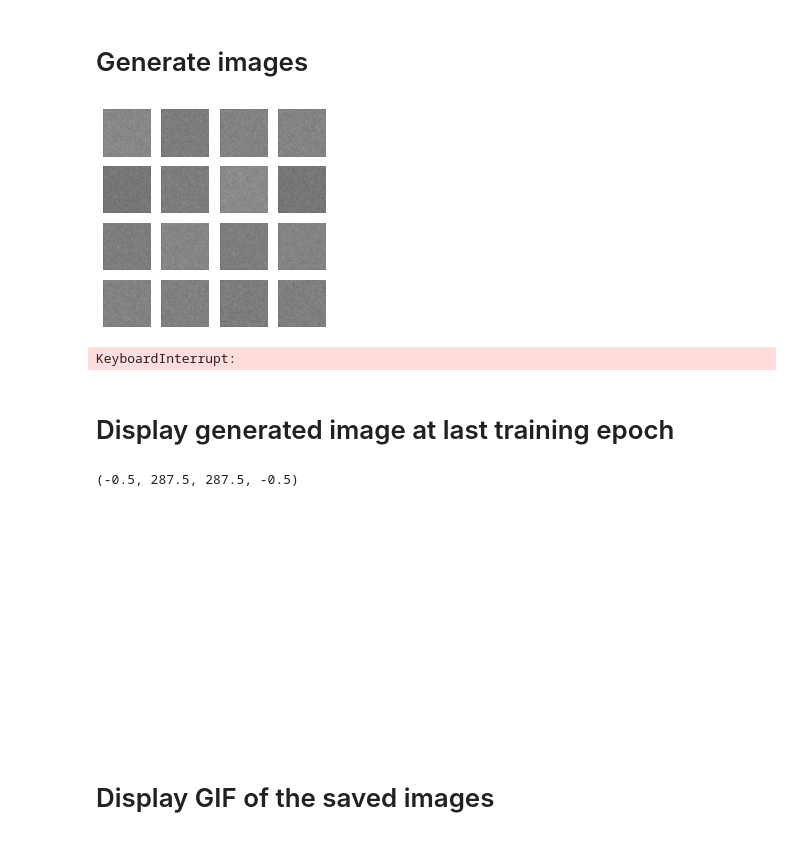
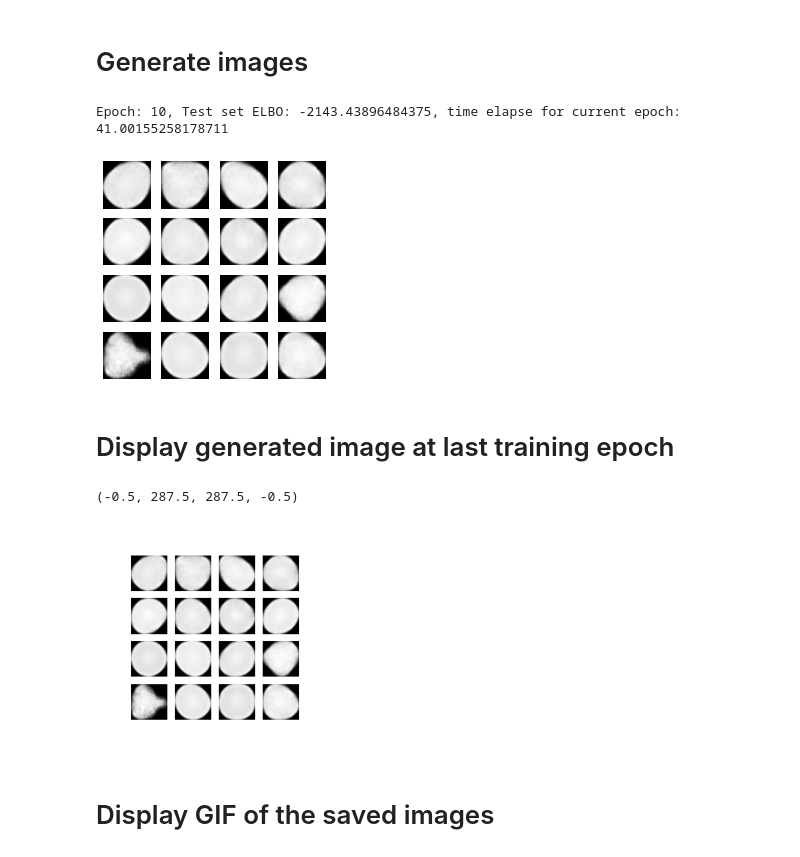
Before and after one commit to LakeYin/CSCI-4962-Projects-in-Machine-Learning-and-AI, a Jupyter notebook: hw5/hw5_task2_part1.ipynb, the cells around one changed output. Saved outputs shown, nothing was run; the diff lists cells and outputs as text; code cells hidden in the pictures.

```diff
--- a/hw5/hw5_task2_part1.ipynb
+++ b/hw5/hw5_task2_part1.ipynb
@@ -14,15 +14,14 @@ import time
 
 import tensorflow_datasets as tfds
 
-training, test = tfds.load('stanford_dogs', split=['train[:70%]', 'train[70%:]'], shuffle_files=True)
+training, test = tfds.load('malaria', split=['train[:70%]', 'train[70%:]'], shuffle_files=True)
 
 batch_size = 32
-image_size = 224
+image_size = 64
 
 def resize_and_greyscale(x):
   new_x = tf.image.resize(x['image'], (image_size, image_size))
-  new_x = tf.image.rgb_to_grayscale(new_x)
-  new_x = new_x / 255.0
+  new_x = tf.image.rgb_to_grayscale(new_x) / 255.0
   return new_x
 
 def preprocess(ds):
@@ -47,9 +46,9 @@ class CVAE(tf.keras.Model):
         [
             tf.keras.layers.InputLayer(input_shape=(image_size, image_size, 1)),
             tf.keras.layers.Conv2D(
-                filters=32, kernel_size=3, strides=(2, 2), activation='relu'),
+                filters=128, kernel_size=3, strides=(2, 2), activation='relu'),
             tf.keras.layers.Conv2D(
-                filters=64, kernel_size=3, strides=(2, 2), activation='relu'),
+                filters=128, kernel_size=3, strides=(2, 2), activation='relu'),
             tf.keras.layers.Flatten(),
             # No activation
             tf.keras.layers.Dense(latent_dim + latent_dim),
@@ -59,13 +58,13 @@ class CVAE(tf.keras.Model):
     self.decoder = tf.keras.Sequential(
         [
             tf.keras.layers.InputLayer(input_shape=(latent_dim,)),
-            tf.keras.layers.Dense(units=int(image_size / 4) ** 2 *32, activation=tf.nn.relu),
+            tf.keras.layers.Dense(units=int(image_size / 4) ** 2 * 32, activation=tf.nn.relu),
             tf.keras.layers.Reshape(target_shape=(int(image_size / 4), int(image_size / 4), 32)),
             tf.keras.layers.Conv2DTranspose(
-                filters=64, kernel_size=3, strides=2, padding='same',
+                filters=128, kernel_size=3, strides=2, padding='same',
                 activation='relu'),
             tf.keras.layers.Conv2DTranspose(
-                filters=32, kernel_size=3, strides=2, padding='same',
+                filters=128, kernel_size=3, strides=2, padding='same',
                 activation='relu'),
             # No activation
             tf.keras.layers.Conv2DTranspose(
@@ -132,7 +131,7 @@ def train_step(model, x, optimizer):
 # %%
 epochs = 10
 # set the dimensionality of the latent space to a plane for visualization later
-latent_dim = 3
+latent_dim = 5
 num_examples_to_generate = 16
 
 # keeping the random vector constant for generation (prediction) so
@@ -151,35 +150,35 @@ def generate_and_save_images(model, epoch, test_sample):
     plt.subplot(4, 4, i + 1)
     plt.imshow(predictions[i, :, :, 0], cmap='gray')
     plt.axis('off')
 
   # tight_layout minimizes the overlap between 2 sub-plots
   plt.savefig('image_at_epoch_{:04d}.png'.format(epoch))
   plt.show()
 
 # Pick a sample of the test set for generating output images
 assert batch_size >= num_examples_to_generate
 for test_batch in test.take(1):
   test_sample = test_batch[0:num_examples_to_generate, :, :, :]
 
 generate_and_save_images(model, 0, test_sample)
 
 for epoch in range(1, epochs + 1):
   start_time = time.time()
   for train_x in training:
     train_step(model, train_x, optimizer)
   end_time = time.time()
 
   loss = tf.keras.metrics.Mean()
   for test_x in test:
     loss(compute_loss(model, test_x))
   elbo = -loss.result()
   display.clear_output(wait=False)
   print('Epoch: {}, Test set ELBO: {}, time elapse for current epoch: {}'
         .format(epoch, elbo, end_time - start_time))
   generate_and_save_images(model, epoch, test_sample)
 # %% [output]
+Epoch: 10, Test set ELBO: -2143.43896484375, time elapse for current epoch: 41.00155258178711
-[figure, old version]
+[figure, new version]
-KeyboardInterrupt:
 # %% [markdown]
 # Display generated image at last training epoch
 # %%
@@ -190,7 +189,7 @@ plt.imshow(display_image(epoch))
 plt.axis('off')  # Display images
 # %% [output]
 (-0.5, 287.5, 287.5, -0.5)
-[figure, old version]
+[figure, new version]
 # %% [markdown]
 # Display GIF of the saved images
 # %%
```
Also changed, not shown: parts of 3 cells of this notebook.
